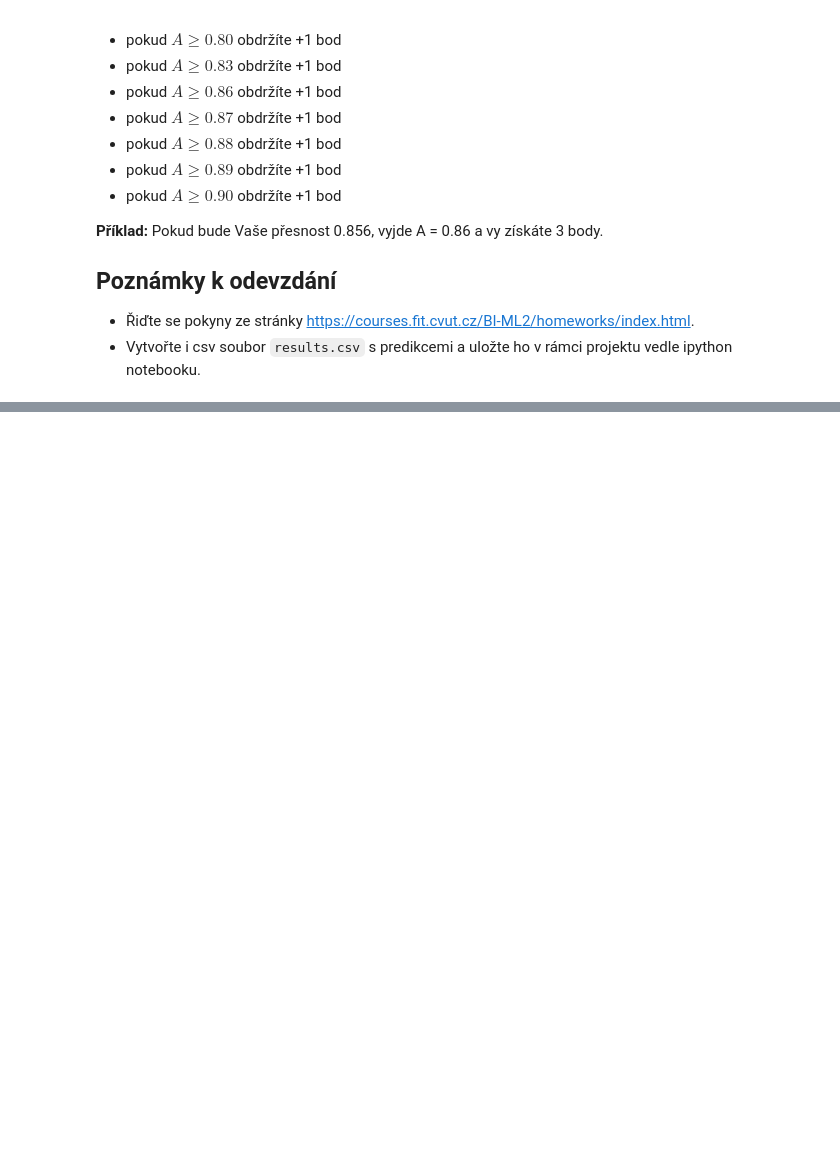
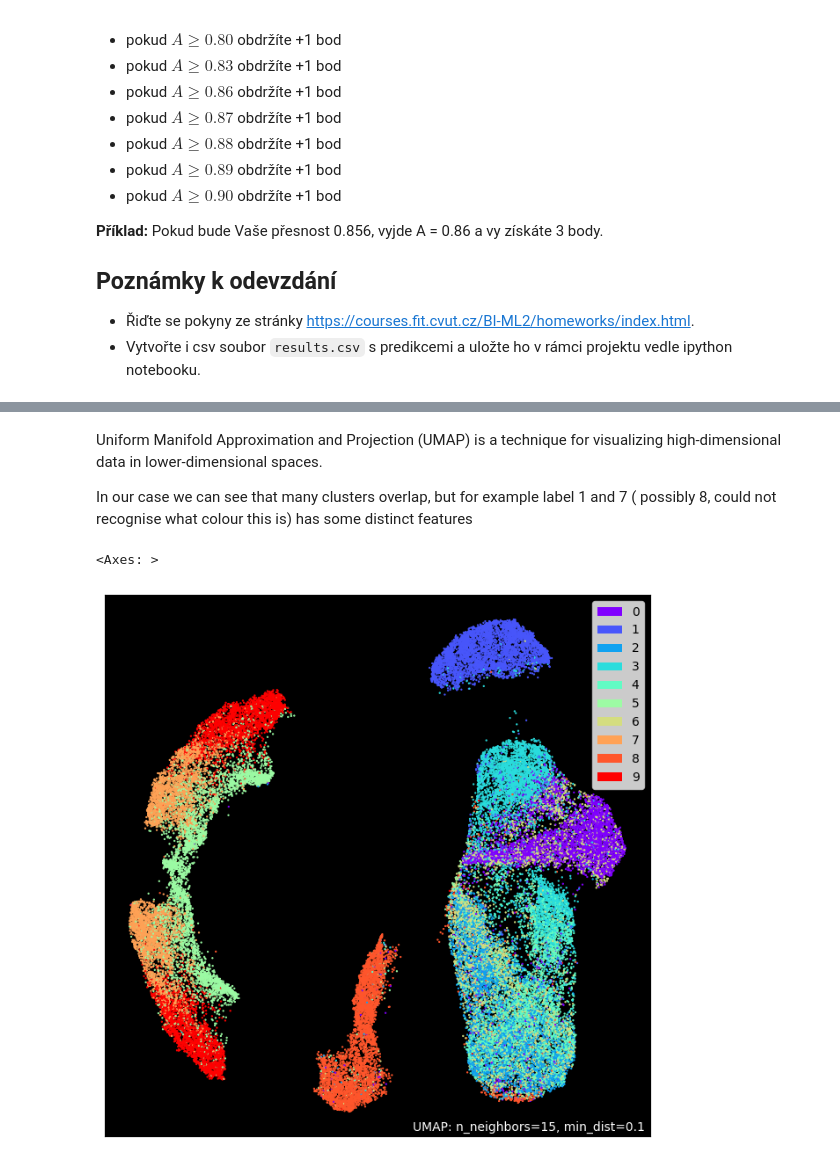
Before and after one commit to xsenyaaax/bi-ml2-2024, a Jupyter notebook: HW02/homework_02_B232.ipynb, the cells around one changed output, grey strips where cells are left out. Saved outputs shown, nothing was run; the diff lists cells and outputs as text; code cells hidden in the pictures; blank space fills up the shorter version.

```diff
--- a/HW02/homework_02_B232.ipynb
+++ b/HW02/homework_02_B232.ipynb
@@ -74,0 +184,12 @@ Označíme-li $A$ přesnost, které jste dosáhli, zaokrouhlenou na 2 desetinná
+# %% [markdown]
+Uniform Manifold Approximation and Projection (UMAP) is a technique for visualizing high-dimensional data in lower-dimensional spaces.
+
+In our case we can see that many clusters overlap, but for example label 1 and 7 ( possibly 8, could not recognise what colour this is) has some distinct features
+# %%
+import umap.plot
+
+mapper_org = umap.UMAP().fit(X)
+umap.plot.points(mapper_org, labels=y, theme='fire')
+# %% [output]
+<Axes: >
+[figure, added]
```
Also changed, not shown: parts of 47 cells of this notebook.
